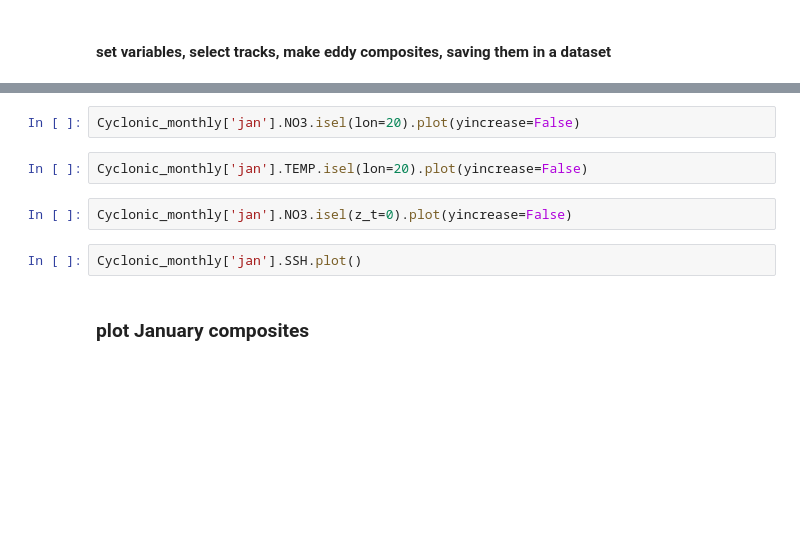
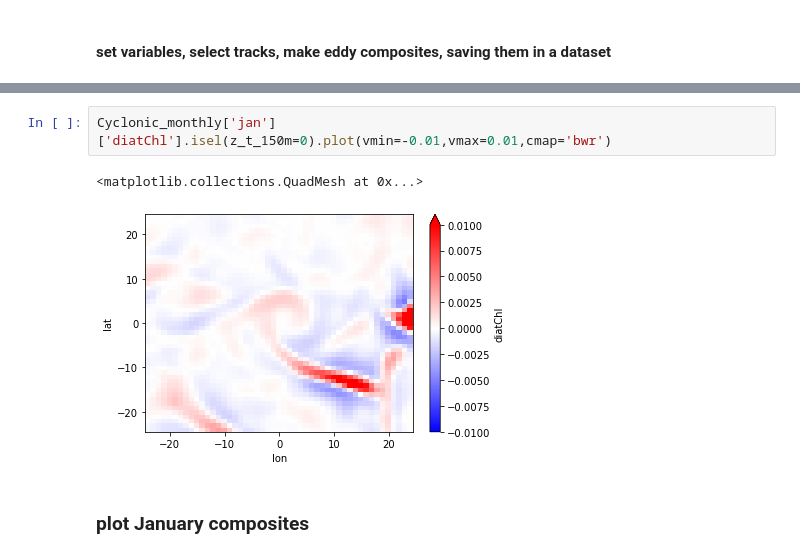
Before and after one commit to kristenkrumhardt/feature-centric-composite, a Jupyter notebook: eddy_composite_v5.ipynb, the cells around one changed output, grey strips where cells are left out. Saved outputs shown, nothing was run; the diff lists cells and outputs as text; blank space fills up the shorter version.

```diff
--- a/eddy_composite_v5.ipynb
+++ b/eddy_composite_v5.ipynb
@@ -465,11 +468,8 @@ Cyclonic_monthly['jan'].SSH.plot()
-# %%
-Cyclonic_monthly['jan'].NO3.isel(lon=20).plot(yincrease=False)
-# %%
-Cyclonic_monthly['jan'].TEMP.isel(lon=20).plot(yincrease=False)
-# %%
-Cyclonic_monthly['jan'].NO3.isel(z_t=0).plot(yincrease=False)
-# %%
-Cyclonic_monthly['jan'].SSH.plot()
+# %%
+Cyclonic_monthly['jan']['diatChl'].isel(z_t_150m=0).plot(vmin=-0.01,vmax=0.01,cmap='bwr')
+# %% [output]
+<matplotlib.collections.QuadMesh at 0x...>
+[figure, added]
 # %% [markdown]
 ### plot January composites
 # %%
```
Also changed, not shown: parts of 19 cells of this notebook, 1 other file.
